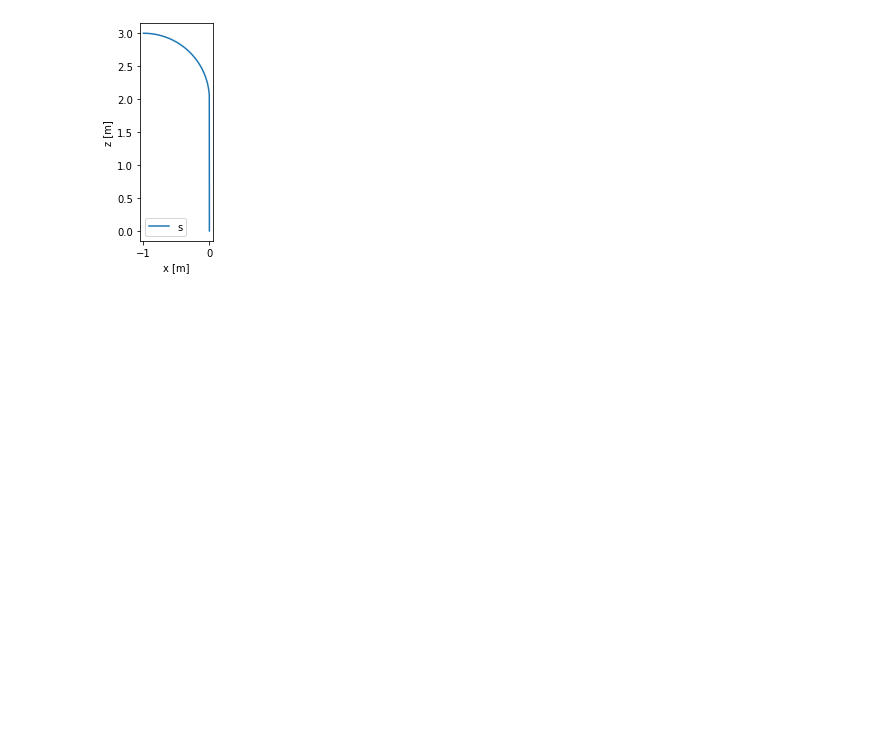
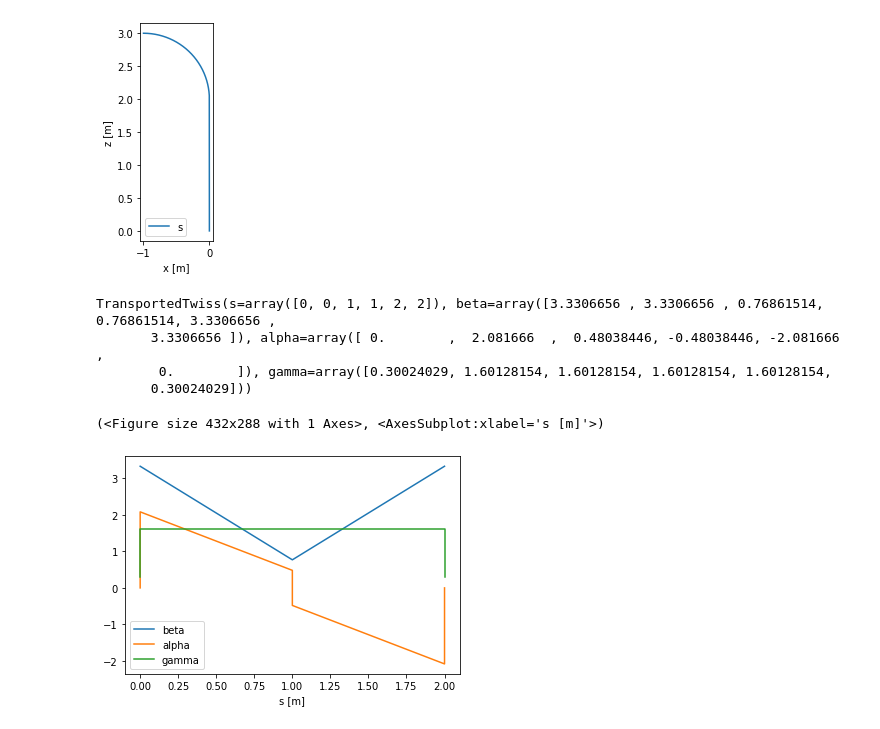
Before and after one commit to loiccoyle/pyaccelerator, a Jupyter notebook: noteboooks/plotting.ipynb, the cells around one changed output. Cells and saved outputs as stored; diff of their text form; code cells hidden in the pictures; blank space fills up the shorter version.

```diff
--- a/noteboooks/plotting.ipynb
+++ b/noteboooks/plotting.ipynb
@@ -20,3 +21,17 @@ fig, ax = FODO.plot.lattice()
 fig, ax = FODO.plot.top_down()
 # %% [output]
 [figure]
+# %%
+FODO = Lattice([half_quad_F, drift, quad_D, drift, half_quad_F])
+# %%
+FODO.transport()
+# %% [output]
+TransportedTwiss(s=array([0, 0, 1, 1, 2, 2]), beta=array([3.3306656 , 3.3306656 , 0.76861514, 0.76861514, 3.3306656 ,
+       3.3306656 ]), alpha=array([ 0.        ,  2.081666  ,  0.48038446, -0.48038446, -2.081666  ,
+        0.        ]), gamma=array([0.30024029, 1.60128154, 1.60128154, 1.60128154, 1.60128154,
+       0.30024029]))
+# %%
+FODO.transport().plot()
+# %% [output]
+(<Figure size 432x288 with 1 Axes>, <AxesSubplot:xlabel='s [m]'>)
+[figure, added]
```
Also changed, not shown: parts of 2 cells of this notebook.
